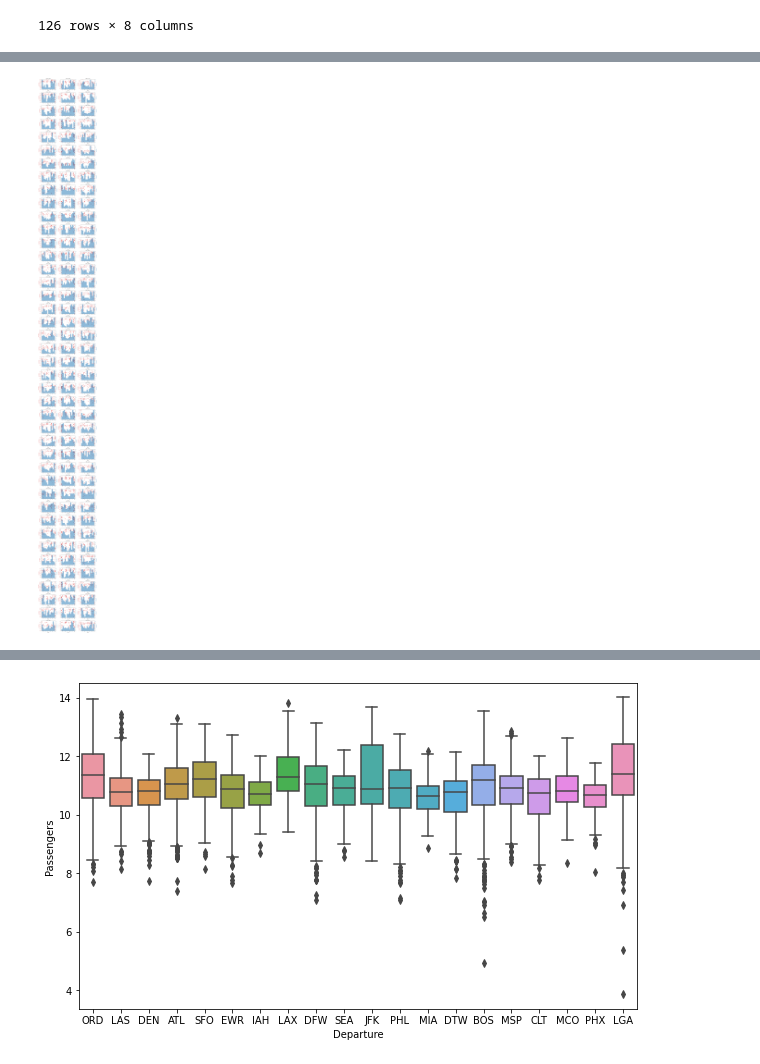
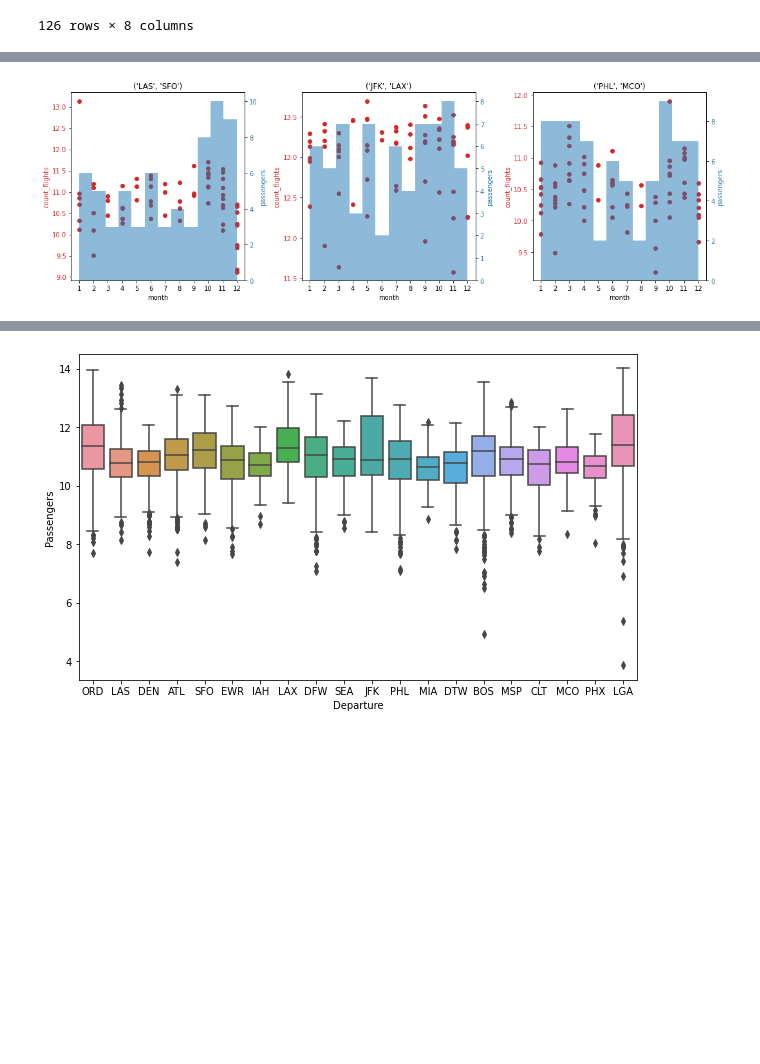
Before and after one commit to MaximeRedstone/air_traffic_project, a Jupyter notebook: src/exploratory_data_analysis.ipynb, the cells around one changed output, grey strips where cells are left out. Saved outputs shown, nothing was run; the diff lists cells and outputs as text; code cells hidden in the pictures; blank space fills up the shorter version.

```diff
--- a/src/exploratory_data_analysis.ipynb
+++ b/src/exploratory_data_analysis.ipynb
@@ -223,10 +271,23 @@ plt.show()
 # %%
-plt.subplots(42, 3, figsize=(15, 140))
+fontsize = 18
+params = {'axes.labelsize': fontsize,
+          'font.size': fontsize,
+          'legend.fontsize': fontsize,
+          'xtick.labelsize': fontsize,
+          'ytick.labelsize': fontsize,
+          'figure.figsize': (20, 10)}
+plt.rcParams.update(params)
+
+plt.subplots(1, 3, figsize=(20, 140), sharey=True)
 i = 1
 
 for k, v in dict_df.items():
-    plt.subplot(42, 3, i)
-    plt.hist(v['Passengers'])
-    plt.title(k)
-    i += 1
+
+    if k == ('LAS', 'SFO') or k == ('PHL', 'MCO') or k == ('JFK', 'LAX'):
+        plt.subplot(42, 3, i)
+        plt.ylabel("Count")
+        plt.xlabel("Number of Passengers")
+        plt.hist(v['Passengers'])
+        plt.title(k)
+        i += 1
 # %% [output]
@@ -267,6 +329,7 @@ def plot_month(ax1, df):
 
     color = 'tab:red'
     ax1.set_xlabel('month')
+    ax1.set_xticks(np.arange(1,13,1))
     ax1.set_ylabel('count_flights', color=color)
     ax1.scatter(df['month'], df['Passengers'], color=color)
     ax1.tick_params(axis='y', labelcolor=color)
@@ -293,17 +356,27 @@ def plot_month(ax1, df):
 
 # plt.show()
 # %%
-fig, ax = plt.subplots(42, 3, figsize=(15, 140), sharex=False, squeeze=False)
+fontsize = 10
+params = {'axes.labelsize': fontsize,
+          'font.size': fontsize,
+          'legend.fontsize': fontsize,
+          'xtick.labelsize': fontsize,
+          'ytick.labelsize': fontsize,
+          'figure.figsize': (20, 10)}
+plt.rcParams.update(params)
+
+fig, ax = plt.subplots(1, 3, figsize=(15, 5), sharex=False, squeeze=False)
 
 i = 0
 for k, v in dict_df.items():
-    subplot = ax[i // 3, i % 3]
-    plot_month(subplot, v)
-    plt.title(k)
-    i += 1
+    if k == ('LAS', 'SFO') or k == ('PHL', 'MCO') or k == ('JFK', 'LAX'):
+        subplot = ax[i // 3, i % 3]
+        plot_month(subplot, v)
+        plt.title(k)
+        i += 1
 #     if i == 3:
 #         break
 
 plt.show()
 # %% [output]
-[figure, old version]
+[figure, new version]
```
Also changed, not shown: parts of 12 cells of this notebook, 18 other files.
